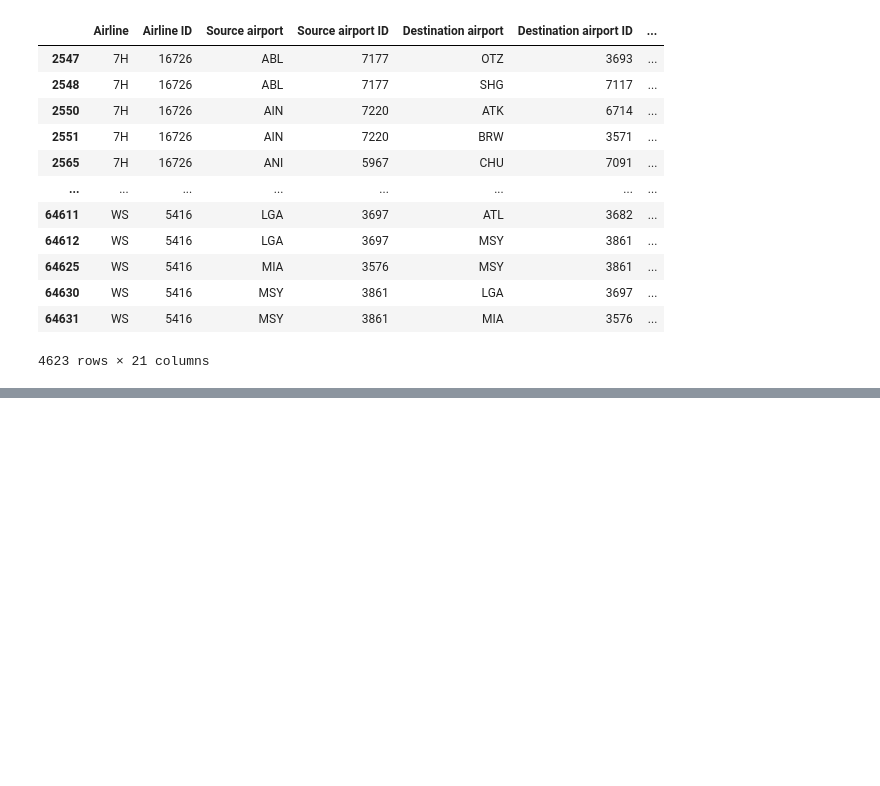
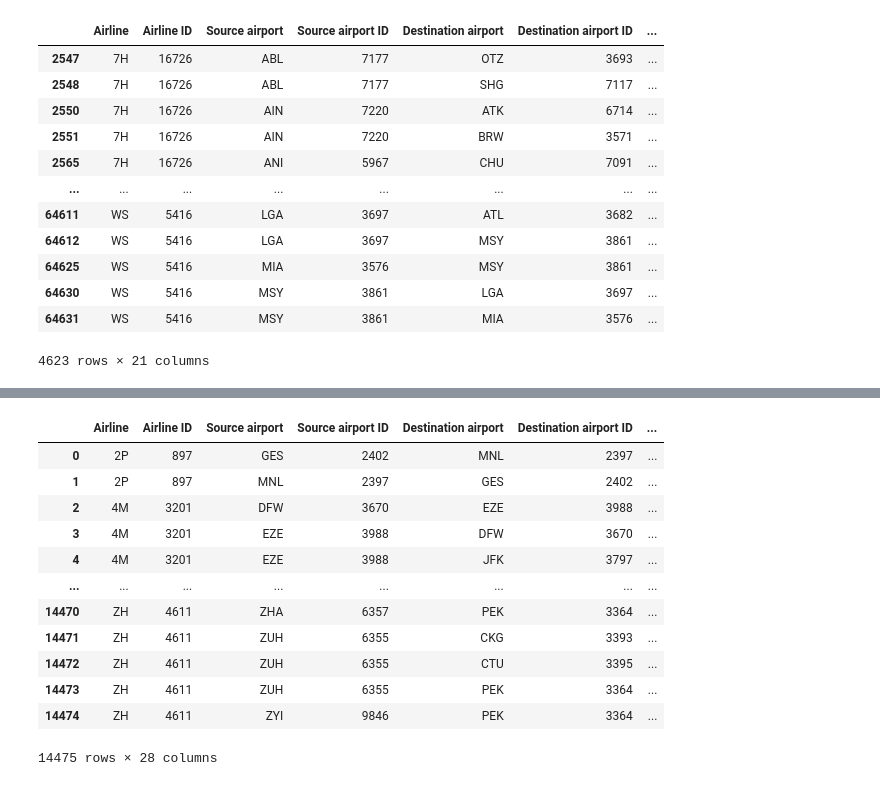
Before and after one commit to wesmith4/streamlit-playground, a Jupyter notebook: flightsCleaning.ipynb, the cells around one changed output, grey strips where cells are left out. Cells and saved outputs as stored; diff of their text form; code cells hidden in the pictures; blank space fills up the shorter version.

```diff
--- a/flightsCleaning.ipynb
+++ b/flightsCleaning.ipynb
@@ -116,0 +133,4 @@ full.loc[(full.src_Country == "United States") & (full.dest_Country == "United S
+# %%
+full = full[full['Airline ID'].str.isnumeric()]
+full['Airline ID'] = full['Airline ID'].astype(int)
+full = pd.merge(full,airlines,how="left",on="Airline ID")
@@ -116,0 +157,16 @@ full.loc[(full.src_Country == "United States") & (full.dest_Country == "United S
+# %%
+full
+# %% [output]
+|  | Airline | Airline ID | Source airport | Source airport ID | Destination airport | Destination airport ID | ... |
+| 0 | 2P | 897 | GES | 2402 | MNL | 2397 | ... |
+| 1 | 2P | 897 | MNL | 2397 | GES | 2402 | ... |
+| 2 | 4M | 3201 | DFW | 3670 | EZE | 3988 | ... |
+| 3 | 4M | 3201 | EZE | 3988 | DFW | 3670 | ... |
+| 4 | 4M | 3201 | EZE | 3988 | JFK | 3797 | ... |
+| ... | ... | ... | ... | ... | ... | ... | ... |
+| 14470 | ZH | 4611 | ZHA | 6357 | PEK | 3364 | ... |
+| 14471 | ZH | 4611 | ZUH | 6355 | CKG | 3393 | ... |
+| 14472 | ZH | 4611 | ZUH | 6355 | CTU | 3395 | ... |
+| 14473 | ZH | 4611 | ZUH | 6355 | PEK | 3364 | ... |
+| 14474 | ZH | 4611 | ZYI | 9846 | PEK | 3364 | ... |
+14475 rows × 28 columns
```
Also changed, not shown: parts of 4 cells of this notebook, 4 other files.
